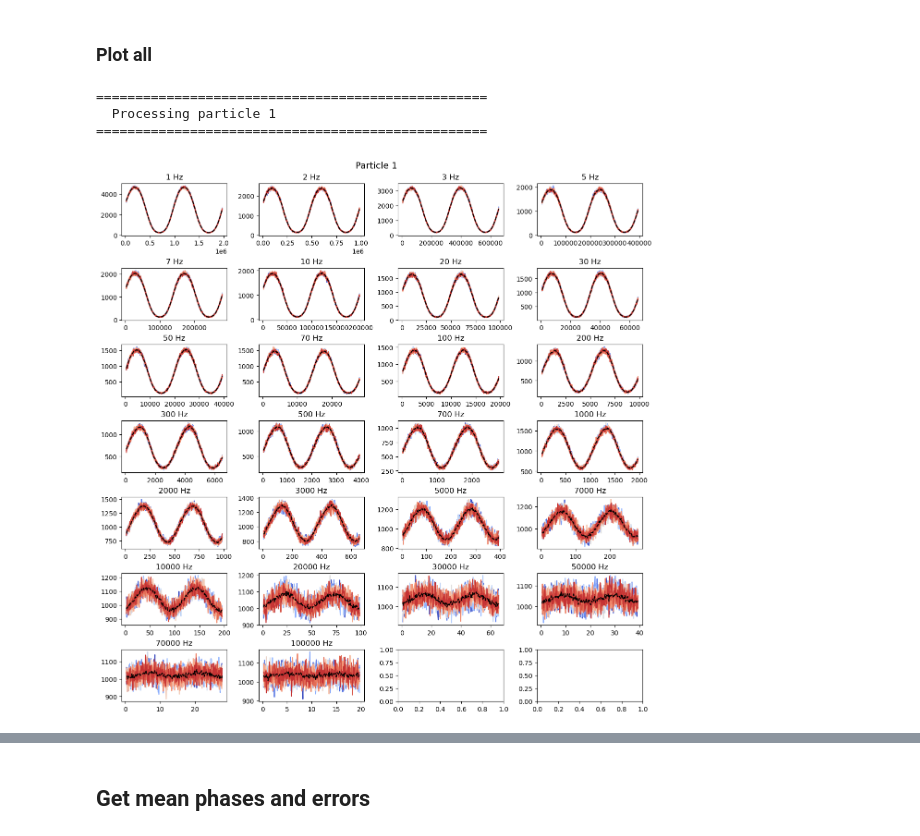
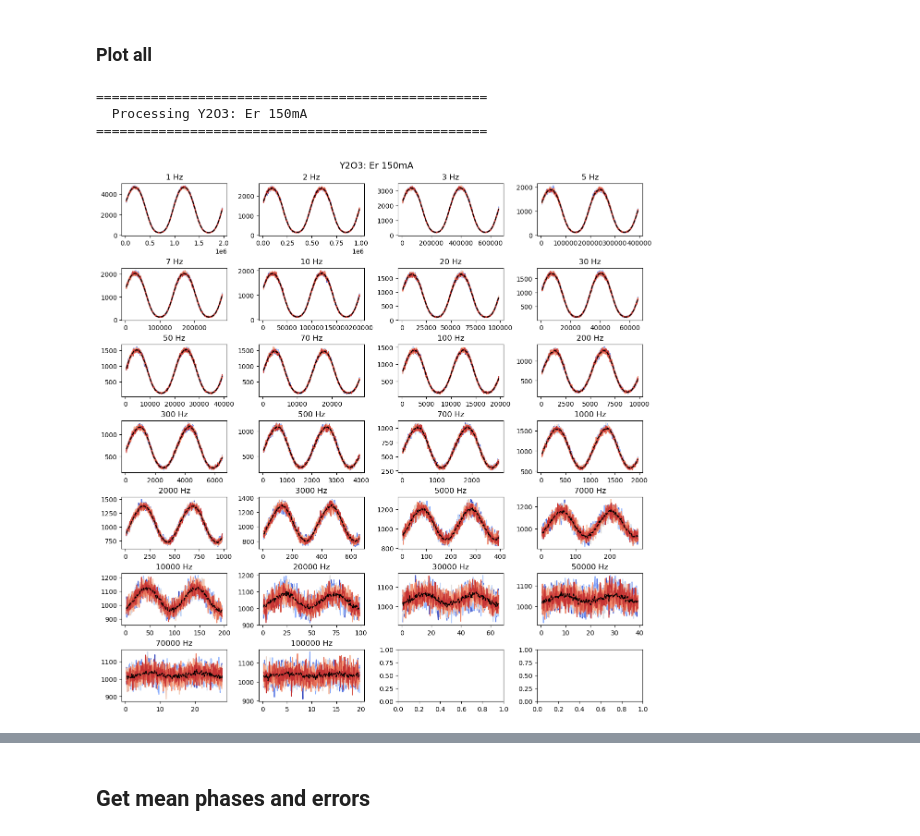
Before and after one commit to habakukc22/bulk-samples-characterization, a Jupyter notebook: Phase_Lag_Y2O3_Er.ipynb, the cells around one changed output, grey strips where cells are left out. Drawn from its saved outputs; the diff is of its cells as text; code cells hidden in the pictures.

```diff
--- a/Phase_Lag_Y2O3_Er.ipynb
+++ b/Phase_Lag_Y2O3_Er.ipynb
@@ -26,15 +39,27 @@ exc_data_npy = sorted(
+# %%
+SAMPLES_LIST = {
+    "Y2O3: Er 150mA": {
+        "lum_path": "raw-data/y2o3-er-1M-pwd-150mA"
+    }
+}
 # %%
-#Populate particle list
-
-num_particles = 1
-p_list = [
+# Populate particle list
+samples_list = [
     {
-        "p_label": p_id+1,
-        "p_data": sorted([
-            extract_data_info_from_path(data_path_npy) for data_path_npy in filenames_all
-            if (("step" in data_path_npy) and (".npy" in data_path_npy) and ("lum_laser" in data_path_npy) and
-                ("sine" in data_path_npy) and ("0.5V_0.4offs" in data_path_npy) and ("y2o3_er_1M" in data_path_npy))
-        ], key=lambda d: d["freq"])
+        "sample_label": sample,
+        "sample_data": sorted(
+            [
+                extract_data_info_from_path(data_path_npy)
+                for data_path_npy in filenames_all
+                if (
+                    ("step" in data_path_npy)
+                    and ("lum_laser" in data_path_npy)
+                    and ("_0.5V_0.4offs.npy" in data_path_npy)
+                    and (SAMPLES_LIST[sample]["lum_path"] in data_path_npy)
+                )
+            ],
+            key=lambda d: d["freq"],
+        ),
     }
-    for p_id in range(num_particles)
+    for sample in SAMPLES_LIST
 ]
@@ -50,13 +69,13 @@ translation = [
 ### Plot all
 # %%
 time_domain_visual_verification(
-    p_list,
-    particles_off=[i for i in range(num_particles) if (i != 1) and (i != 0) ],
-    show_mean=True
-    )
+    samples_list,
+    # samples_off=[i for i in range(len(samples_list)) if (i != 0)],
+    show_mean=True,
+)
 # %% [output]
 ==================================================
-  Processing particle 1
+  Processing Y2O3: Er 150mA
 ==================================================
-[figure, old version]
+[figure, new version]
 # %%
```
Also changed, not shown: parts of 14 cells of this notebook.
